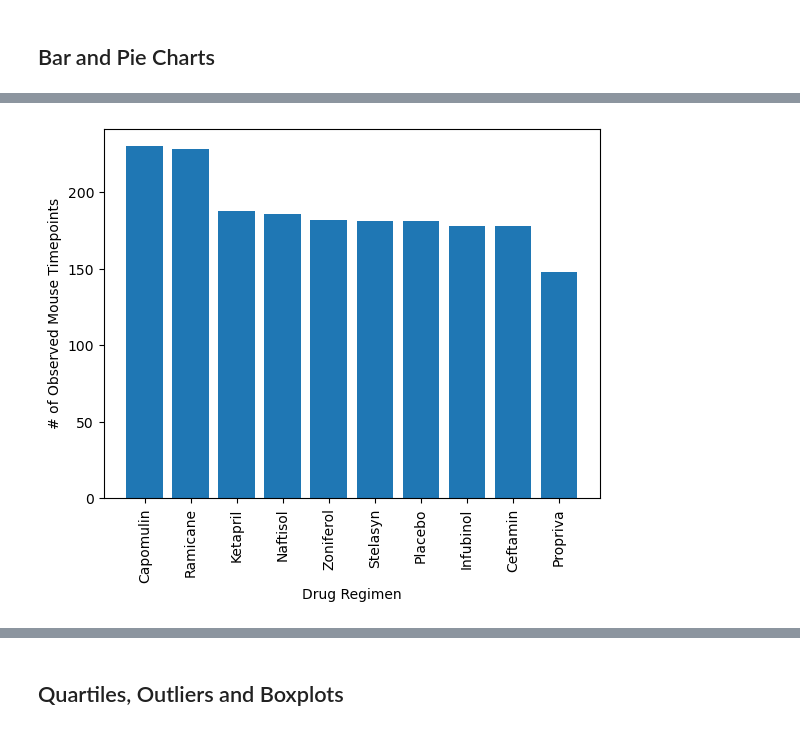
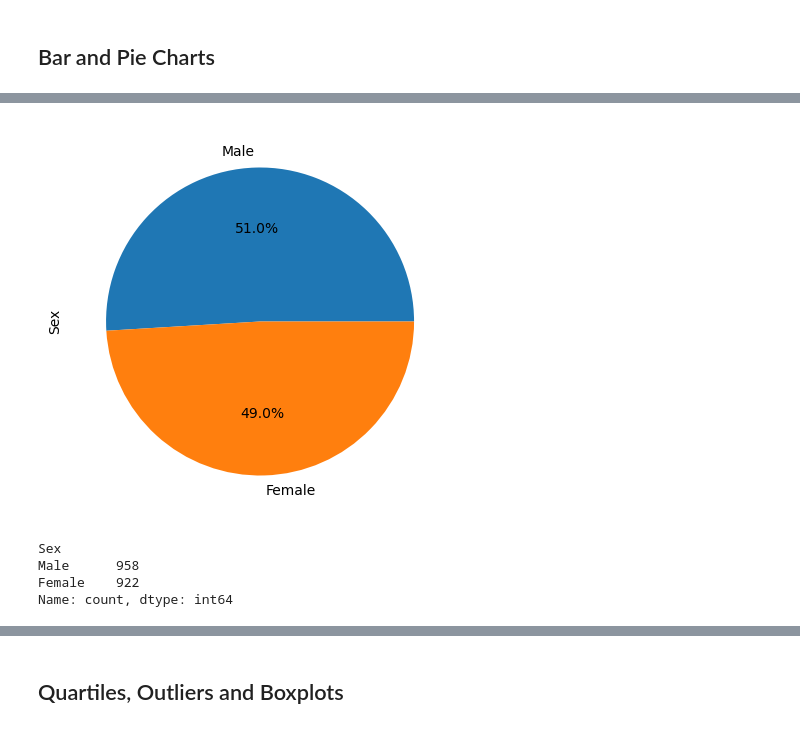
Before and after one commit to j91k/matplotlib-challenge, a Jupyter notebook: pymaceuticals_starter_jimmy.ipynb, the cells around one changed output, grey strips where cells are left out. Saved outputs shown, nothing was run; the diff lists cells and outputs as text; code cells hidden in the pictures.

```diff
--- a/pymaceuticals_starter_jimmy.ipynb
+++ b/pymaceuticals_starter_jimmy.ipynb
@@ -140,4 +163,17 @@ tumor_summary_aggr
+# %%
+# Generate a pie plot showing the distribution of female versus male mice using Pandas
+sex_counts = clean_df['Sex'].value_counts()
+
+sex_counts.plot(kind='pie', autopct='%1.1f%%', figsize=(5, 5), ylabel = "Sex")
+
+plt.show()
+# %% [output]
+[figure, added]
 # %%
-# Generate a bar plot showing the total number of rows (Mouse ID/Timepoints) for each drug regimen using pyplot.
+# Generate a pie plot showing the distribution of female versus male mice using pyplot
+sex_counts
 # %% [output]
-[figure, removed]
+Sex
+Male      958
+Female    922
+Name: count, dtype: int64
```
Also changed, not shown: parts of 4 cells of this notebook, 1 other file.
